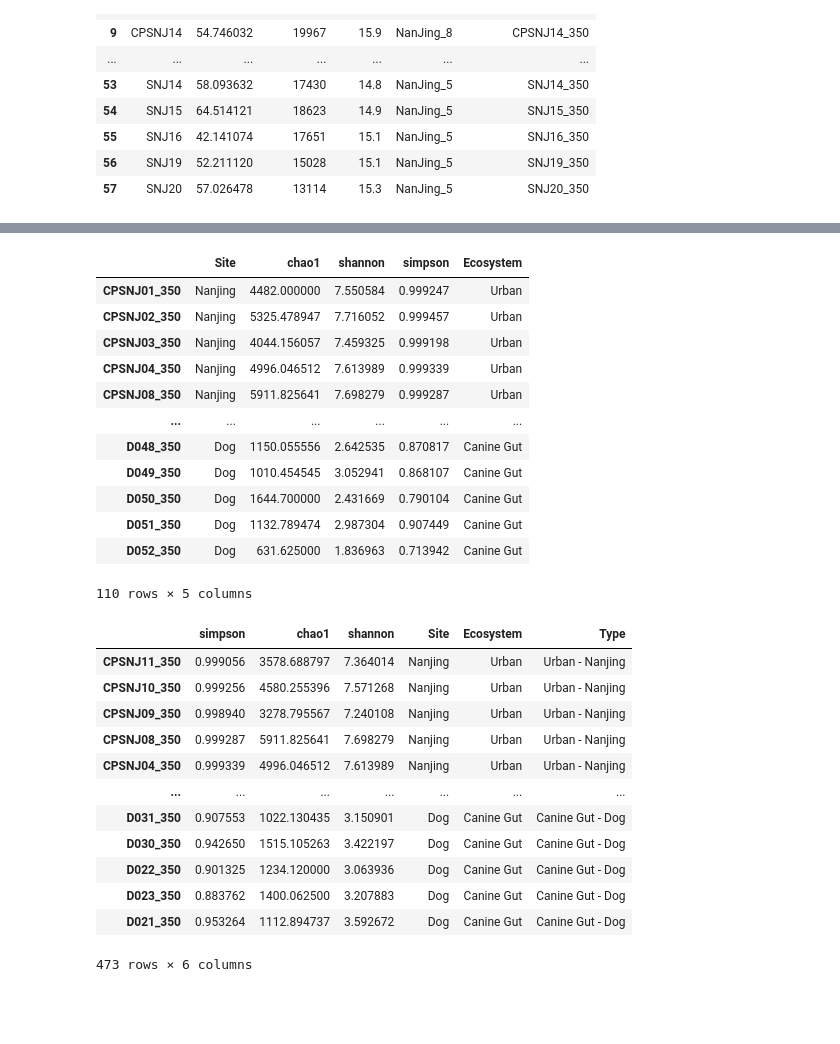
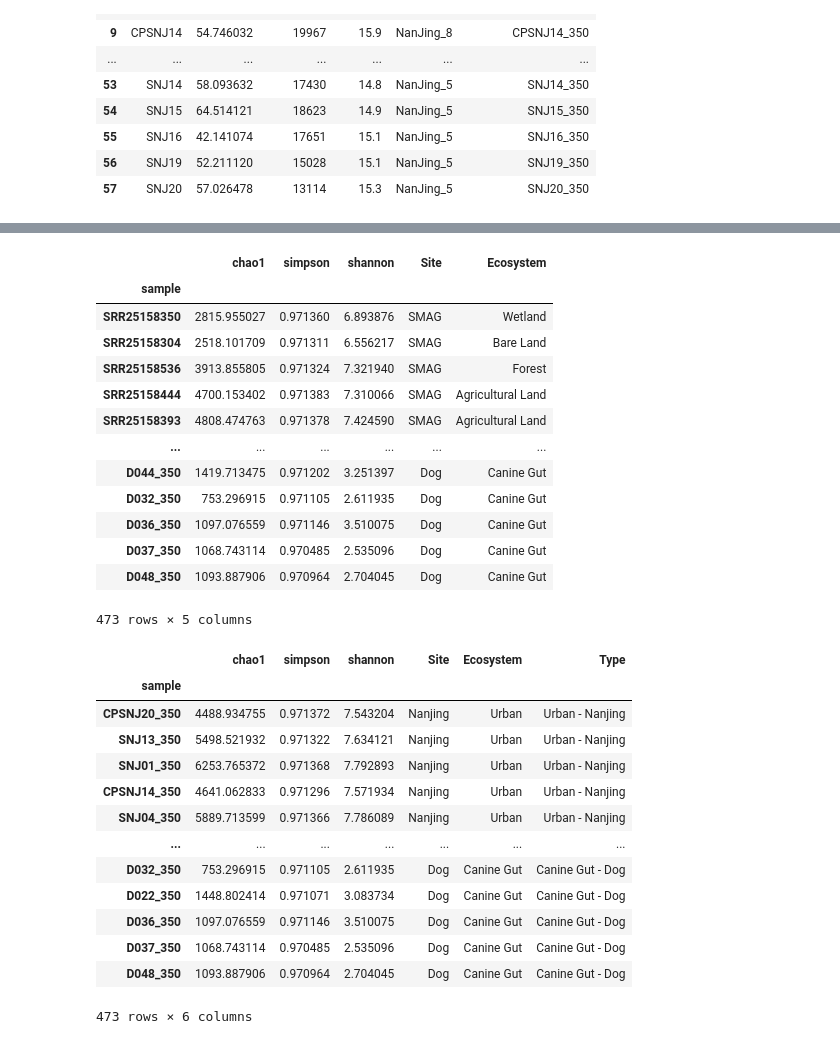
Before and after one commit to BigDataBiology/Duan2026_urban_soil, a Jupyter notebook: analysis/supp1/supp1.ipynb, the cells around one changed output, grey strips where cells are left out. Saved outputs shown, nothing was run; the diff lists cells and outputs as text; code cells hidden in the pictures; blank space fills up the shorter version.

```diff
--- a/analysis/supp1/supp1.ipynb
+++ b/analysis/supp1/supp1.ipynb
@@ -70,42 +54,41 @@ smag
 # %%
-others = pd.read_csv('../pre-calculated_data/alpha_diversity_without_smag.csv', index_col=0).drop("Observed OTUs", axis=1)
-others["Ecosystem"] = "Urban"
-others.loc[others["Site"] == "Dog", "Ecosystem"] = "Canine Gut"
-others
+df = pd.read_csv('../pre-calculated_data/alpha_diversity.csv', index_col=0)
+df
 # %% [output]
-|  | Site | chao1 | shannon | simpson | Ecosystem |
-| CPSNJ01_350 | Nanjing | 4482.000000 | 7.550584 | 0.999247 | Urban |
-| CPSNJ02_350 | Nanjing | 5325.478947 | 7.716052 | 0.999457 | Urban |
-| CPSNJ03_350 | Nanjing | 4044.156057 | 7.459325 | 0.999198 | Urban |
-| CPSNJ04_350 | Nanjing | 4996.046512 | 7.613989 | 0.999339 | Urban |
-| CPSNJ08_350 | Nanjing | 5911.825641 | 7.698279 | 0.999287 | Urban |
+|  | chao1 | simpson | shannon | Site | Ecosystem |
+| sample |  |  |  |  |  |
+| SRR25158350 | 2815.955027 | 0.971360 | 6.893876 | SMAG | Wetland |
+| SRR25158304 | 2518.101709 | 0.971311 | 6.556217 | SMAG | Bare Land |
+| SRR25158536 | 3913.855805 | 0.971324 | 7.321940 | SMAG | Forest |
+| SRR25158444 | 4700.153402 | 0.971383 | 7.310066 | SMAG | Agricultural Land |
+| SRR25158393 | 4808.474763 | 0.971378 | 7.424590 | SMAG | Agricultural Land |
 | ... | ... | ... | ... | ... | ... |
-| D048_350 | Dog | 1150.055556 | 2.642535 | 0.870817 | Canine Gut |
-| D049_350 | Dog | 1010.454545 | 3.052941 | 0.868107 | Canine Gut |
-| D050_350 | Dog | 1644.700000 | 2.431669 | 0.790104 | Canine Gut |
-| D051_350 | Dog | 1132.789474 | 2.987304 | 0.907449 | Canine Gut |
-| D052_350 | Dog | 631.625000 | 1.836963 | 0.713942 | Canine Gut |
+| D044_350 | 1419.713475 | 0.971202 | 3.251397 | Dog | Canine Gut |
+| D032_350 | 753.296915 | 0.971105 | 2.611935 | Dog | Canine Gut |
+| D036_350 | 1097.076559 | 0.971146 | 3.510075 | Dog | Canine Gut |
+| D037_350 | 1068.743114 | 0.970485 | 2.535096 | Dog | Canine Gut |
+| D048_350 | 1093.887906 | 0.970964 | 2.704045 | Dog | Canine Gut |
-110 rows × 5 columns
+473 rows × 5 columns
 # %%
-df = pd.concat([smag, others])
 df["Type"] = df['Ecosystem']+" - "+df['Site']
 custom_dict =  {"Urban - Nanjing":0, "Urban - Shanghai":1, 'Bare Land - SMAG':2, 'Wetland - SMAG':3,
                 'Agricultural Land - SMAG':4, 'Grassland - SMAG':5, 'Forest - SMAG':6, "Canine Gut - Dog":7}
 df = df.sort_values(by=['Type'], key=lambda x: x.map(custom_dict))
 df
 # %% [output]
-|  | simpson | chao1 | shannon | Site | Ecosystem | Type |
-| CPSNJ11_350 | 0.999056 | 3578.688797 | 7.364014 | Nanjing | Urban | Urban - Nanjing |
-| CPSNJ10_350 | 0.999256 | 4580.255396 | 7.571268 | Nanjing | Urban | Urban - Nanjing |
-| CPSNJ09_350 | 0.998940 | 3278.795567 | 7.240108 | Nanjing | Urban | Urban - Nanjing |
-| CPSNJ08_350 | 0.999287 | 5911.825641 | 7.698279 | Nanjing | Urban | Urban - Nanjing |
-| CPSNJ04_350 | 0.999339 | 4996.046512 | 7.613989 | Nanjing | Urban | Urban - Nanjing |
+|  | chao1 | simpson | shannon | Site | Ecosystem | Type |
+| sample |  |  |  |  |  |  |
+| CPSNJ20_350 | 4488.934755 | 0.971372 | 7.543204 | Nanjing | Urban | Urban - Nanjing |
+| SNJ13_350 | 5498.521932 | 0.971322 | 7.634121 | Nanjing | Urban | Urban - Nanjing |
+| SNJ01_350 | 6253.765372 | 0.971368 | 7.792893 | Nanjing | Urban | Urban - Nanjing |
+| CPSNJ14_350 | 4641.062833 | 0.971296 | 7.571934 | Nanjing | Urban | Urban - Nanjing |
+| SNJ04_350 | 5889.713599 | 0.971366 | 7.786089 | Nanjing | Urban | Urban - Nanjing |
 | ... | ... | ... | ... | ... | ... | ... |
-| D031_350 | 0.907553 | 1022.130435 | 3.150901 | Dog | Canine Gut | Canine Gut - Dog |
-| D030_350 | 0.942650 | 1515.105263 | 3.422197 | Dog | Canine Gut | Canine Gut - Dog |
-| D022_350 | 0.901325 | 1234.120000 | 3.063936 | Dog | Canine Gut | Canine Gut - Dog |
-| D023_350 | 0.883762 | 1400.062500 | 3.207883 | Dog | Canine Gut | Canine Gut - Dog |
-| D021_350 | 0.953264 | 1112.894737 | 3.592672 | Dog | Canine Gut | Canine Gut - Dog |
+| D032_350 | 753.296915 | 0.971105 | 2.611935 | Dog | Canine Gut | Canine Gut - Dog |
+| D022_350 | 1448.802414 | 0.971071 | 3.083734 | Dog | Canine Gut | Canine Gut - Dog |
+| D036_350 | 1097.076559 | 0.971146 | 3.510075 | Dog | Canine Gut | Canine Gut - Dog |
+| D037_350 | 1068.743114 | 0.970485 | 2.535096 | Dog | Canine Gut | Canine Gut - Dog |
+| D048_350 | 1093.887906 | 0.970964 | 2.704045 | Dog | Canine Gut | Canine Gut - Dog |
 473 rows × 6 columns
 # %%
 custom_palette = {
```
Also changed, not shown: parts of 8 cells of this notebook, 2 other files.
